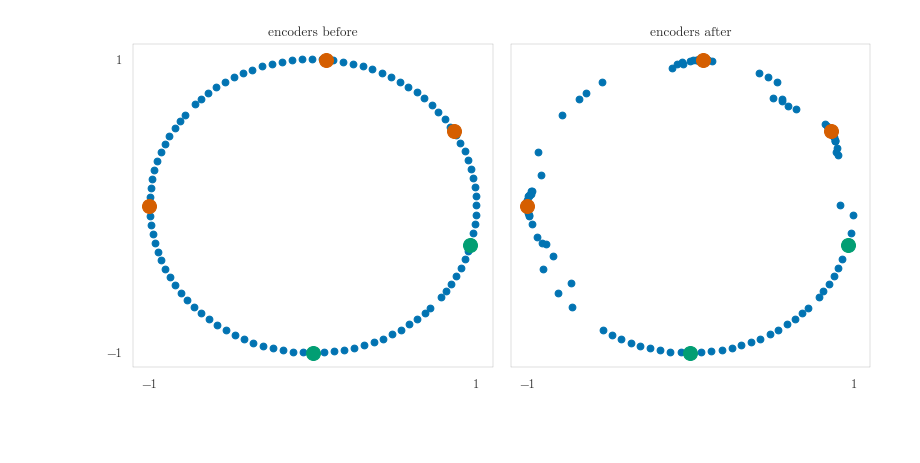
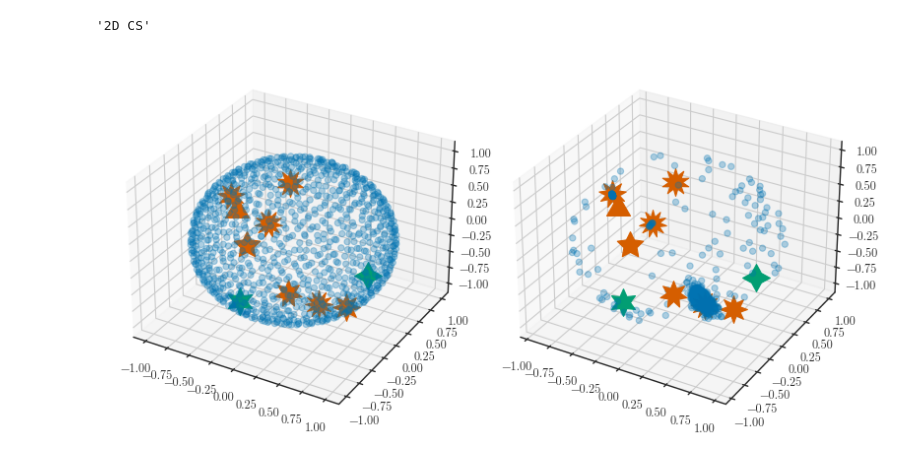
Before and after one commit to psipeter/amygdala, a Jupyter notebook: main.ipynb, the cells around one changed output. Drawn from its saved outputs; the diff is of its cells as text; code cells hidden in the pictures; blank space fills up the shorter version.

```diff
--- a/main.ipynb
+++ b/main.ipynb
@@ -55,18 +131,51 @@ encoders_after = sim.data[pEncoders][-1].copy() / scale
 # %%
-palette = sns.color_palette("colorblind")
-sns.set_palette(palette)
-sns.set(context='paper', style='white', font='CMU Serif', rc={'font.size':12, 'mathtext.fontset': 'cm', 'axes.linewidth': 0.1})
+'''2D CS'''
+# scale = (sim.data[LA_CS].gain / LA_CS.radius)[:, np.newaxis]
+# encoders_before = sim.data[pEncoders][0].copy() / scale
+# encoders_after = sim.data[pEncoders][-1].copy() / scale
 
-fig, axes = plt.subplots(nrows=1, ncols=2, figsize=((8,4)), sharey=True)
-for n in range(nCS):
-    CS = inputs.CSs[n]
-    c = palette[3] if inputs.USs[n] else palette[2]
-    axes[0].scatter(CS[0], CS[1], zorder=1, color=c, s=100)
-    axes[1].scatter(CS[0], CS[1], zorder=1, color=c, s=100)
-axes[0].scatter(encoders_before[:,0], encoders_before[:,1], color=palette[0], zorder=0)
-axes[1].scatter(encoders_after[:,0], encoders_after[:,1], color=palette[0], zorder=0)
-axes[0].set(xticks=((-1,1)), xlim=((-1.1,1.1)), yticks=((-1,1)), ylim=((-1.1,1.1)), title='encoders before')
-axes[1].set(xticks=((-1,1)), xlim=((-1.1,1.1)), yticks=((-1,1)), ylim=((-1.1,1.1)), title='encoders after')
-plt.tight_layout()
+# palette = sns.color_palette("colorblind")
+# sns.set_palette(palette)
+# sns.set(context='paper', style='white', font='CMU Serif')
+
+# fig, axes = plt.subplots(nrows=1, ncols=2, figsize=((8,4)), sharey=False)
+# for n in range(nCS):
+#     CS = inputs.CSs[n]
+#     m = [(3,1,0), (4,1,0), (5,1,0)][n]
+#     c = palette[3] if inputs.USs[n] else palette[2]
+#     axes[0].scatter(CS[0], CS[1], zorder=1, color=c, s=400, marker=m)
+#     axes[1].scatter(CS[0], CS[1], zorder=1, color=c, s=400, marker=m)
+# axes[0].scatter(encoders_before[:,0], encoders_before[:,1], color=palette[0], alpha=0.3)
+# axes[1].scatter(encoders_after[:,0], encoders_after[:,1], color=palette[0], alpha=0.3)
+# axes[0].set(xticks=((-1,1)), xlim=((-1.1,1.1)), yticks=((-1,1)), ylim=((-1.1,1.1)), title='encoders before')
+# axes[1].set(xticks=((-1,1)), xlim=((-1.1,1.1)), yticks=((-1,1)), ylim=((-1.1,1.1)), title='encoders after')
+# plt.tight_layout()
 # %% [output]
-[figure, removed]
+'2D CS'
+# %%
+'''3D CS'''
+scale = (sim.data[LA_CS].gain / LA_CS.radius)[:, np.newaxis]
+encoders_before = sim.data[pEncoders][0].copy() / scale
+encoders_after = sim.data[pEncoders][-1].copy() / scale
+
+palette = sns.color_palette("colorblind")
+sns.set_palette(palette)
+sns.set(context='paper', style='white', font='CMU Serif')
+
+fig = plt.figure(figsize=((8,4)))
+ax = fig.add_subplot(1,2,1, projection='3d')
+ax2 = fig.add_subplot(1,2,2, projection='3d')
+markers = [(3+n, 1, 0) for n in range(nCS)]
+for n in range(nCS):
+    CS = inputs.CSs[n]
+    m = markers[n]
+    c = palette[3] if inputs.USs[n] else palette[2]
+    ax.scatter(CS[0], CS[1], CS[2], zorder=1, color=c, s=400, marker=m)
+    ax2.scatter(CS[0], CS[1], CS[2], zorder=1, color=c, s=400, marker=m)
+ax.scatter(encoders_before[:,0], encoders_before[:,1], encoders_before[:,2], color=palette[0], alpha=0.3)
+ax2.scatter(encoders_after[:,0], encoders_after[:,1], encoders_after[:,2], color=palette[0], alpha=0.3)
+# ax.set(xticks=((-1,1)), xlim=((-1.1,1.1)), yticks=((-1,1)), ylim=((-1.1,1.1)), title='encoders before')
+# ax1.set(xticks=((-1,1)), xlim=((-1.1,1.1)), yticks=((-1,1)), ylim=((-1.1,1.1)), title='encoders after')
+plt.tight_layout()
+# %% [output]
+[figure, added]
```
Also changed, not shown: parts of 8 cells of this notebook.
